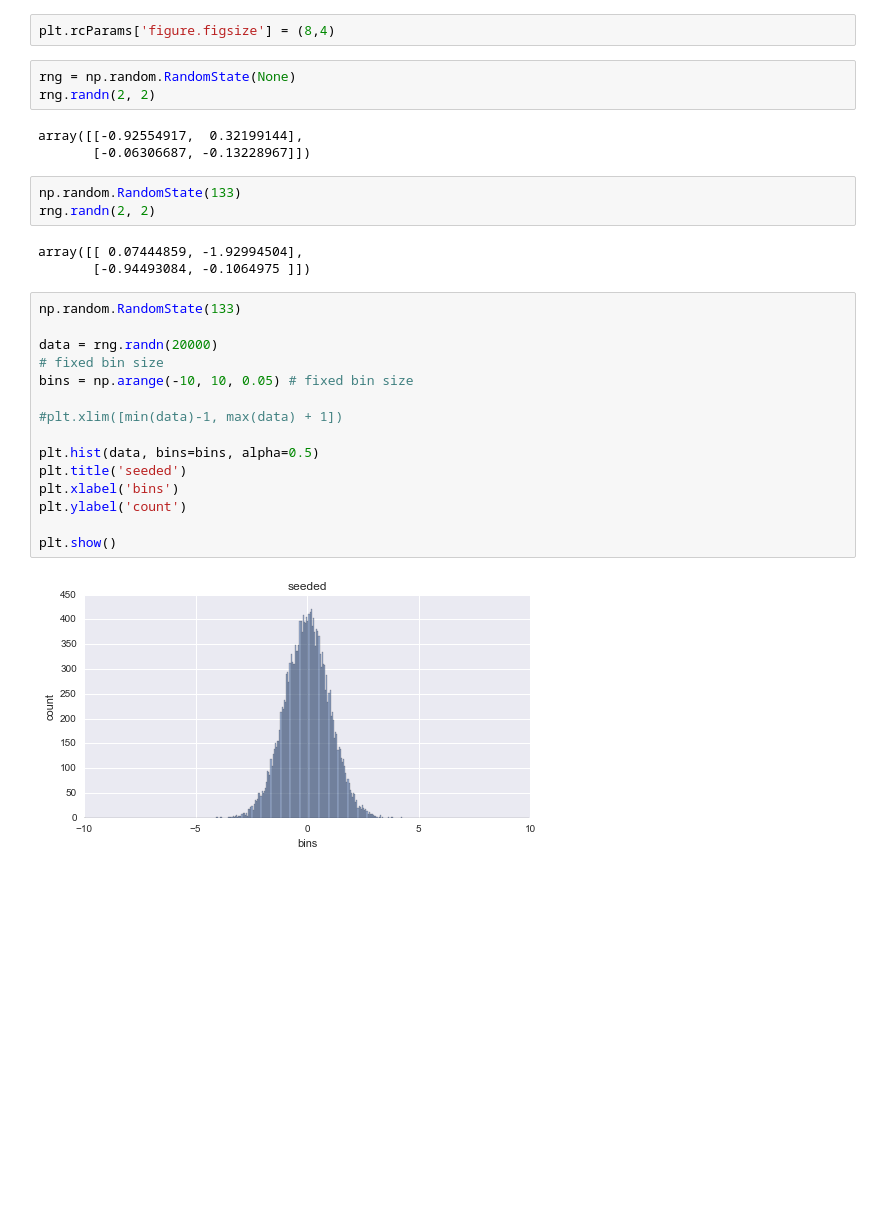
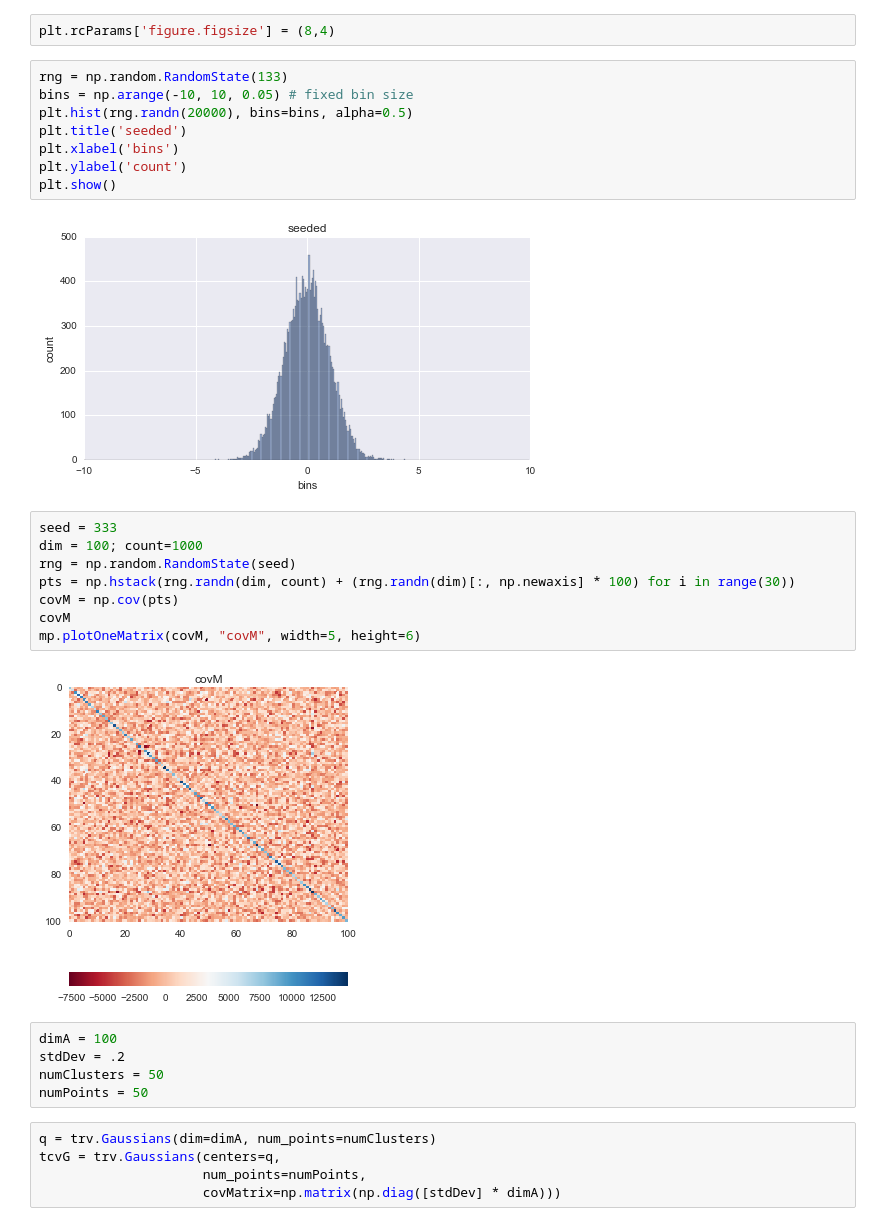
Before and after one commit to tp-nscan/SharedIpynb, a Jupyter notebook: Sandbox.ipynb, the cells around one changed output. Saved outputs shown, nothing was run; the diff lists cells and outputs as text; blank space fills up the shorter version.

```diff
--- a/Sandbox.ipynb
+++ b/Sandbox.ipynb
@@ -16,32 +21,33 @@ sys.version_info
 sys.version_info(major=3, minor=5, micro=4, releaselevel='final', serial=0)
 # %%
 plt.rcParams['figure.figsize'] = (8,4)
-# %%
-rng = np.random.RandomState(None)
-rng.randn(2, 2)
-# %% [output]
-array([[-0.92554917,  0.32199144],
-       [-0.06306687, -0.13228967]])
-# %%
-np.random.RandomState(133)
-rng.randn(2, 2)
-# %% [output]
-array([[ 0.07444859, -1.92994504],
-       [-0.94493084, -0.1064975 ]])
 # %%
-np.random.RandomState(133)
-
-data = rng.randn(20000)
-# fixed bin size
+rng = np.random.RandomState(133)
 bins = np.arange(-10, 10, 0.05) # fixed bin size
-
-#plt.xlim([min(data)-1, max(data) + 1])
-
-plt.hist(data, bins=bins, alpha=0.5)
+plt.hist(rng.randn(20000), bins=bins, alpha=0.5)
 plt.title('seeded')
 plt.xlabel('bins')
 plt.ylabel('count')
-
 plt.show()
 # %% [output]
-[figure, old version]
+[figure, new version]
+# %%
+seed = 333
+dim = 100; count=1000
+rng = np.random.RandomState(seed)
+pts = np.hstack(rng.randn(dim, count) + (rng.randn(dim)[:, np.newaxis] * 100) for i in range(30))
+covM = np.cov(pts)
+covM
+mp.plotOneMatrix(covM, "covM", width=5, height=6)
+# %% [output]
+[figure, added]
+# %%
+dimA = 100
+stdDev = .2
+numClusters = 50
+numPoints = 50
+# %%
+q = trv.Gaussians(dim=dimA, num_points=numClusters)
+tcvG = trv.Gaussians(centers=q,
+                     num_points=numPoints,
+                     covMatrix=np.matrix(np.diag([stdDev] * dimA)))
```
Also changed, not shown: parts of 9 cells of this notebook, 10 other files.
